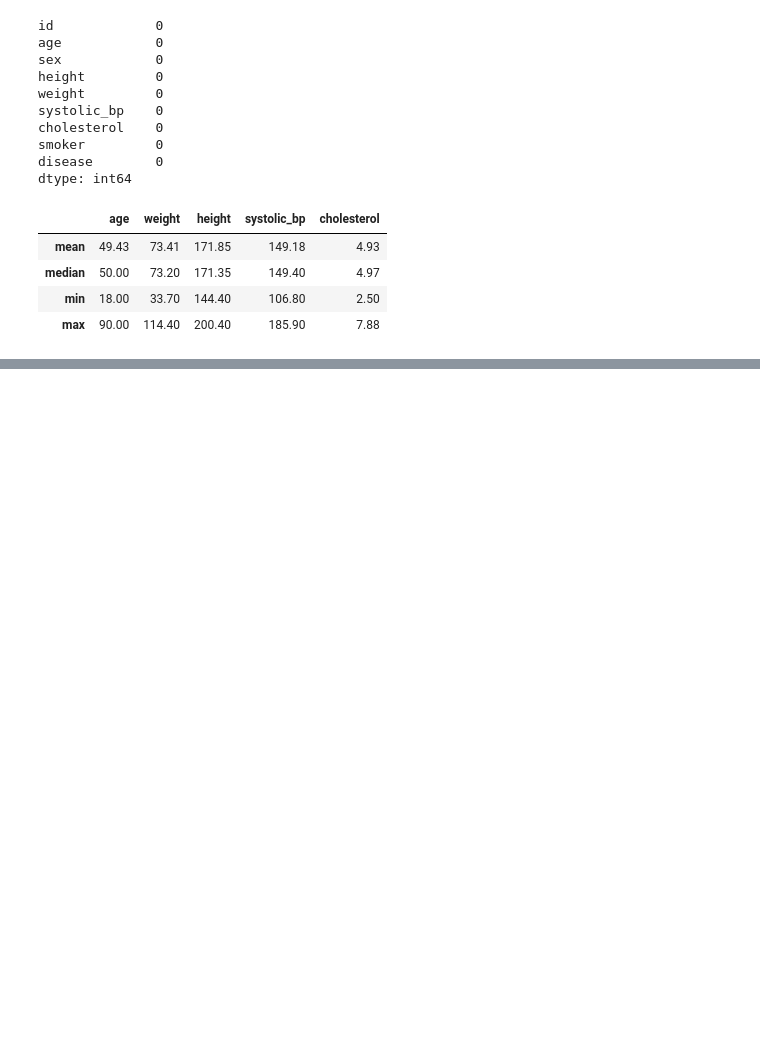
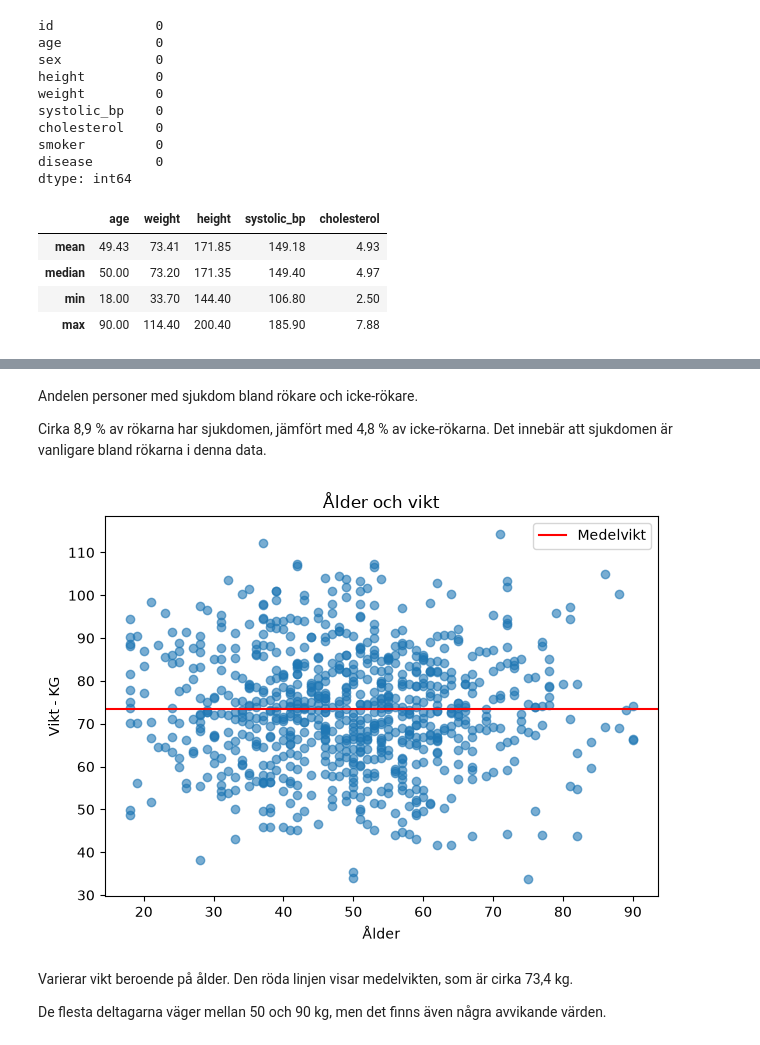
Before and after one commit to Krille1997/H-lsostudie, a Jupyter notebook: Notebook/Report.ipynb, the cells around one changed output, grey strips where cells are left out. Cells and saved outputs as stored; diff of their text form; code cells hidden in the pictures; blank space fills up the shorter version.

```diff
--- a/Notebook/Report.ipynb
+++ b/Notebook/Report.ipynb
@@ -53,0 +69,24 @@ display(data.round(2))
+# %% [markdown]
+Andelen personer med sjukdom bland rökare och icke-rökare.
+
+Cirka 8,9 % av rökarna har sjukdomen, jämfört med 4,8 % av icke-rökarna. Det innebär att sjukdomen är vanligare bland rökarna i denna data.
+# %%
+medelvikt = df["weight"].mean()
+
+fig, scatter = plt.subplots()
+
+scatter.scatter(df["age"], df["weight"], alpha=0.6)
+scatter.set_title("Ålder och vikt")
+scatter.set_xlabel("Ålder")
+scatter.set_ylabel("Vikt - KG")
+scatter.axhline(y=medelvikt, color="red", label="Medelvikt")
+plt.tight_layout()
+scatter.legend()
+
+fig.savefig("../Figures/age_weight.png", dpi=150)
+# %% [output]
+[figure, added]
+# %% [markdown]
+Varierar vikt beroende på ålder. Den röda linjen visar medelvikten, som är cirka 73,4 kg.
+
+De flesta deltagarna väger mellan 50 och 90 kg, men det finns även några avvikande värden.
```
Also changed, not shown: parts of 1 cell of this notebook, 3 other files.
